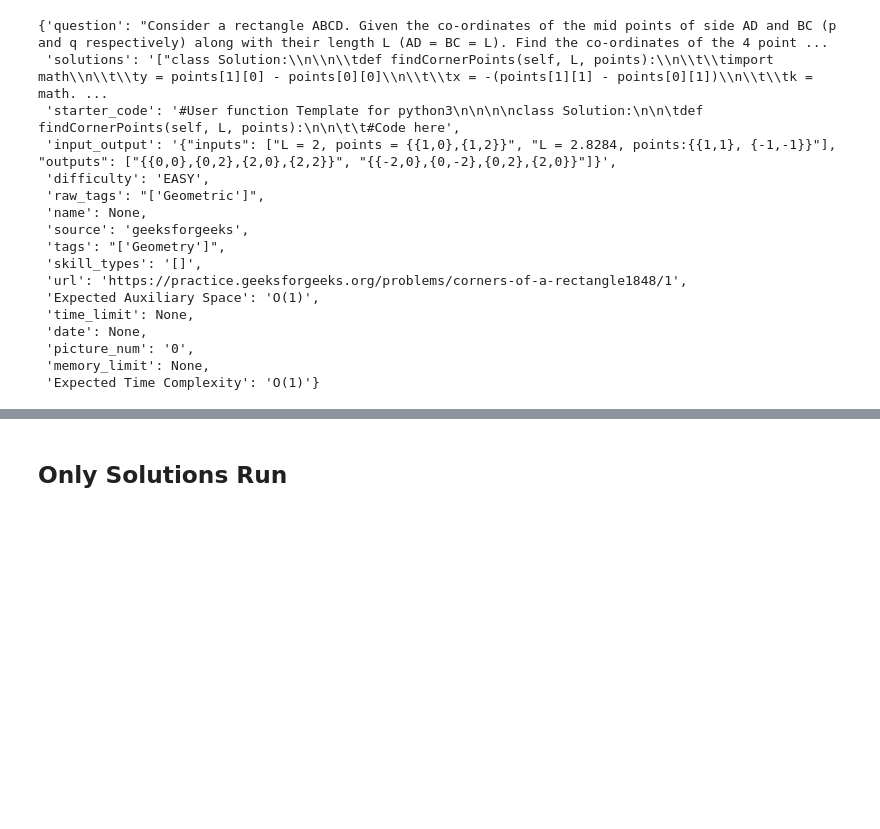
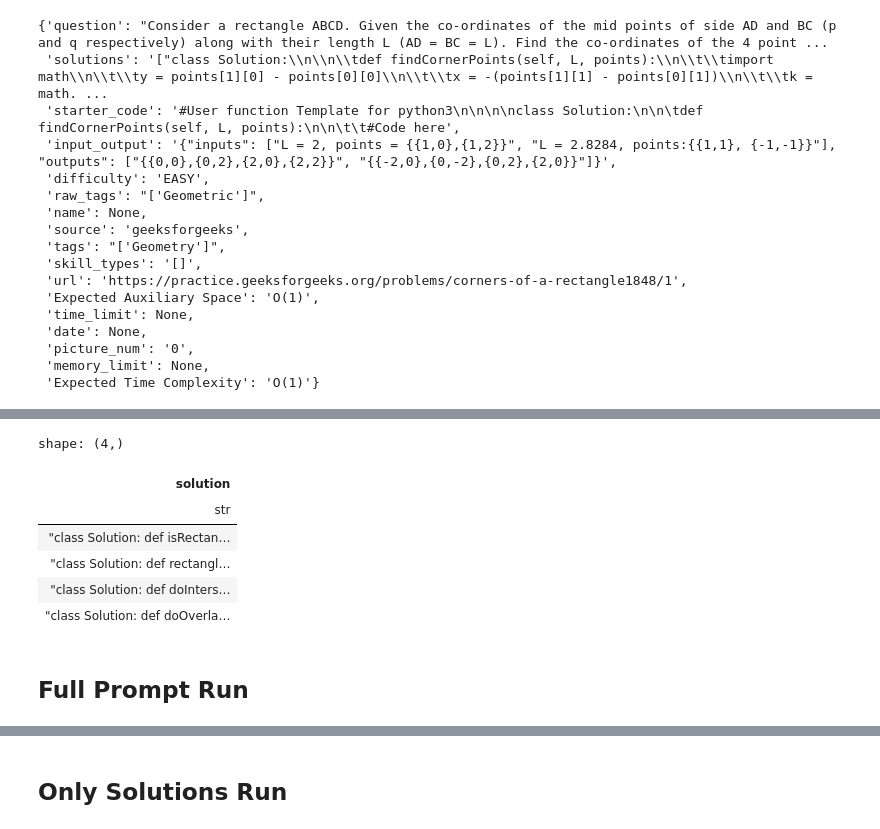
Before and after one commit to CaioRhoden/datamodels-context-reduction, a Jupyter notebook: experiments/run_taco/cherry_pick_context/same_task.ipynb, the cells around one changed output, grey strips where cells are left out. Drawn from its saved outputs; the diff is of its cells as text; code cells hidden in the pictures; blank space fills up the shorter version.

```diff
--- a/experiments/run_taco/cherry_pick_context/same_task.ipynb
+++ b/experiments/run_taco/cherry_pick_context/same_task.ipynb
@@ -224,0 +284,12 @@ train_dict[10237]
+# %%
+all_solutions
+# %% [output]
+shape: (4,)
+| solution |
+| str |
+| "class Solution: def isRectan… |
+| "class Solution: def rectangl… |
+| "class Solution: def doInters… |
+| "class Solution: def doOverla… |
+# %% [markdown]
+## Full Prompt Run
```
Also changed, not shown: parts of 16 cells of this notebook, 5 other files.
